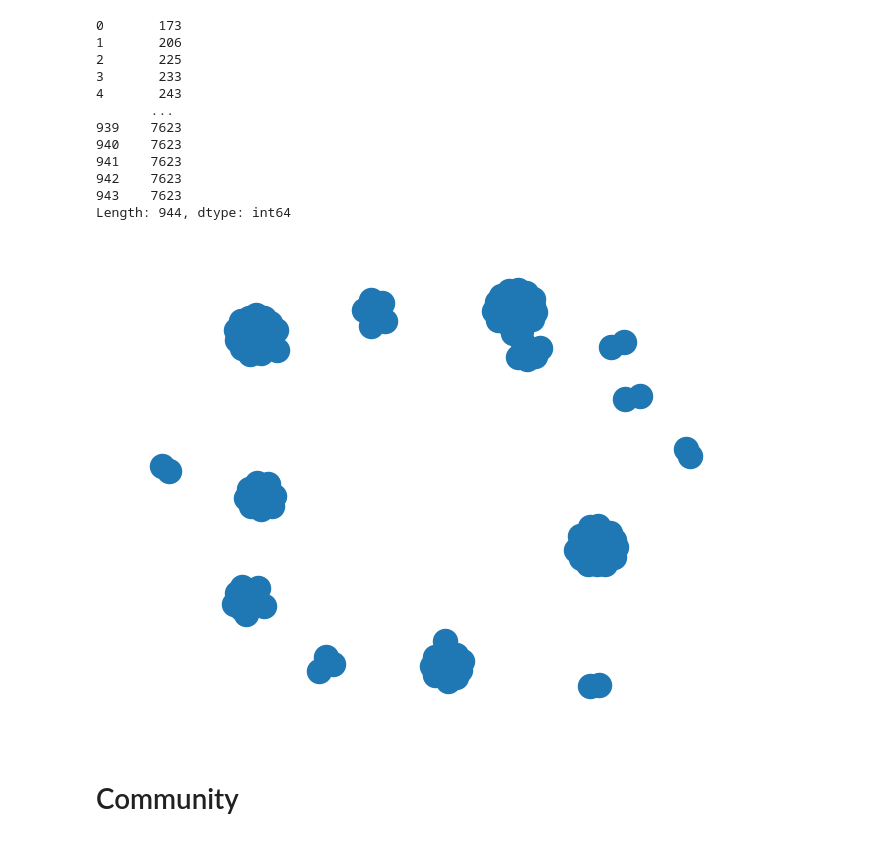
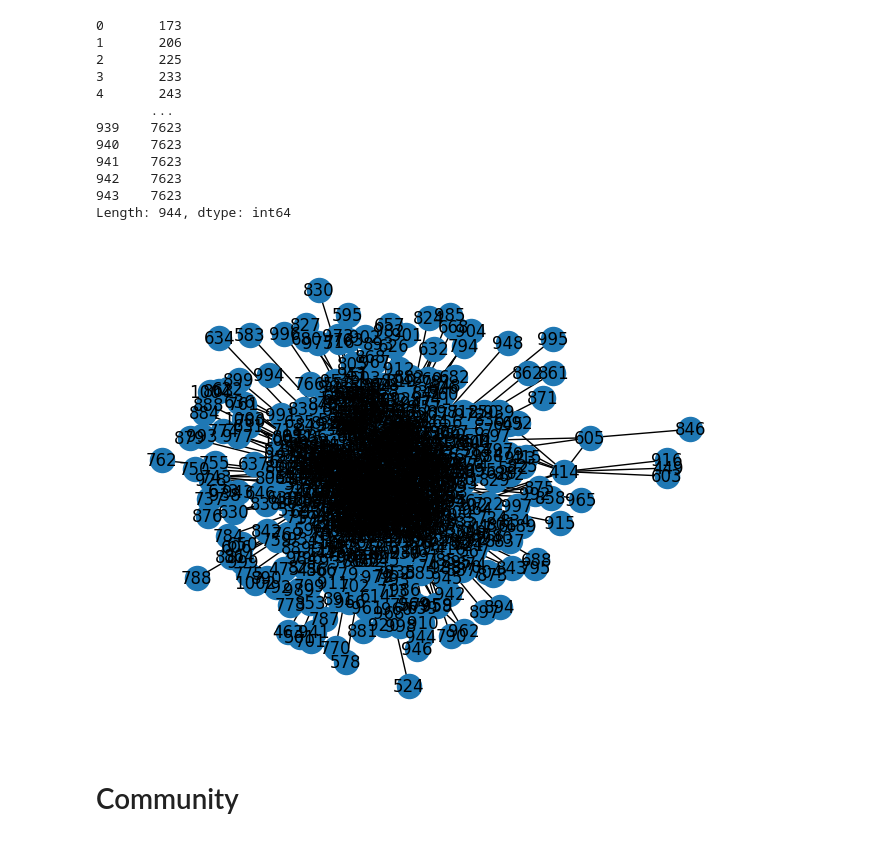
Before and after one commit to afpbondoc/MGMA_CommunityDetection_InfluenceMaximization, a Jupyter notebook: communities.ipynb, the cells around one changed output. Saved outputs shown, nothing was run; the diff lists cells and outputs as text; code cells hidden in the pictures.

```diff
--- a/communities.ipynb
+++ b/communities.ipynb
@@ -28,3 +29,7 @@ edges
 | 27804 | 7569 | 7587 |
 | 27805 | 7580 | 7595 |
 27806 rows × 2 columns
+# %%
+edges = pd.read_csv(r'data/email_eu/email-Eu-core.txt', sep=' ')
+edges = edges.rename(columns={'0':'node_1', '1':'node_2'})
+edges
@@ -72,13 +91,13 @@ nodes.isna().sum()
 Length: 944, dtype: int64
 # %%
 # TEST
-G = nx.from_pandas_edgelist(edges.head(100), 'node_1', 'node_2')
+G = nx.from_pandas_edgelist(edges, 'node_1', 'node_2')
 
 # Visualize the graph
-nx.draw(G, with_labels=False)
+nx.draw(G, with_labels=True)
 plt.show()
 # %% [output]
-[figure, old version]
+[figure, new version]
 # %% [markdown]
 # Community
 # %% [markdown]
```
Also changed, not shown: parts of 15 cells of this notebook.
